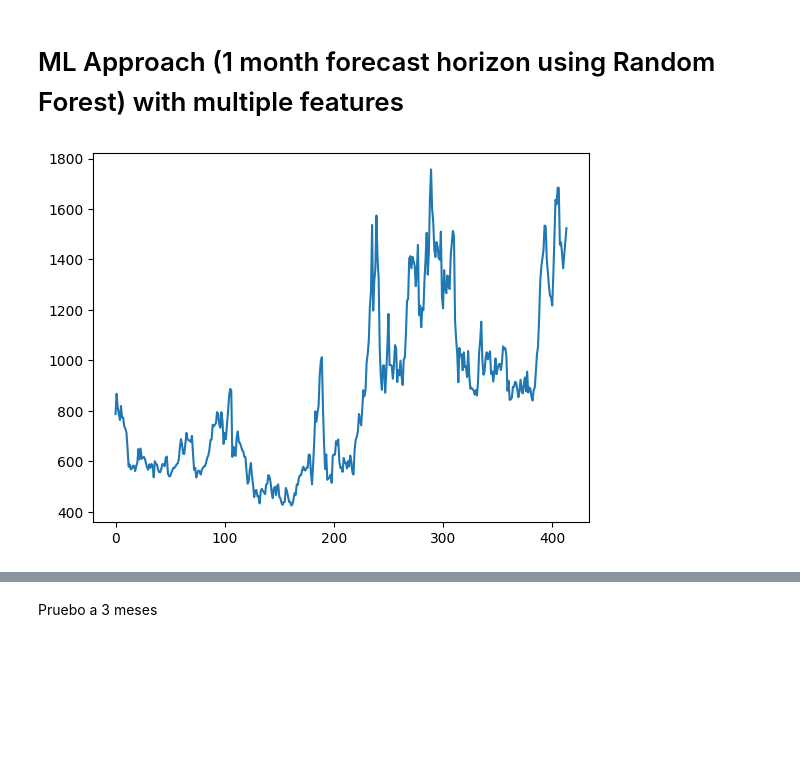
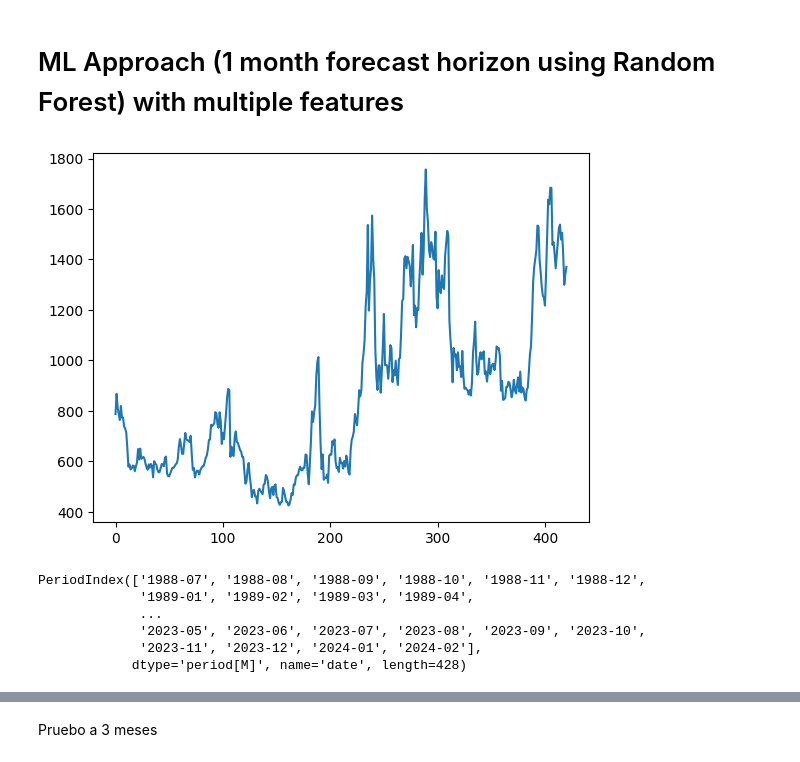
Before and after one commit to tquirelli/Agricultural_Market_Predictions, a Jupyter notebook: tomi-ARIMA.ipynb, the cells around one changed output, grey strips where cells are left out. Drawn from its saved outputs; the diff is of its cells as text; code cells hidden in the pictures; blank space fills up the shorter version.

```diff
--- a/tomi-ARIMA.ipynb
+++ b/tomi-ARIMA.ipynb
@@ -963,13 +963,22 @@ pd.DataFrame(zip(importances, features)).sort_values(by=0, ascending=False)
 # %% [markdown]
 # ML Approach (1 month forecast horizon using Random Forest) with multiple features
 # %%
-df = pd.read_csv('output.csv', parse_dates=["date"] , header=0)
+df = pd.read_csv('Agricultural_data/consolidado_final.csv', parse_dates=["date"] , header=0)
 y = df.price_soybean
 #df.set_index(["date"],inplace=True)
 
 df["price_soybean"].plot();
 # %% [output]
-[figure, old version]
+[figure, new version]
+# %%
+df.index
+# %% [output]
+PeriodIndex(['1988-07', '1988-08', '1988-09', '1988-10', '1988-11', '1988-12',
+             '1989-01', '1989-02', '1989-03', '1989-04',
+             ...
+             '2023-05', '2023-06', '2023-07', '2023-08', '2023-09', '2023-10',
+             '2023-11', '2023-12', '2024-01', '2024-02'],
+            dtype='period[M]', name='date', length=428)
 # %%
 df['date'] = pd.to_datetime(df['date']).dt.to_period('M')
 # %%
```
Also changed, not shown: parts of 24 cells of this notebook, 8 other files.
